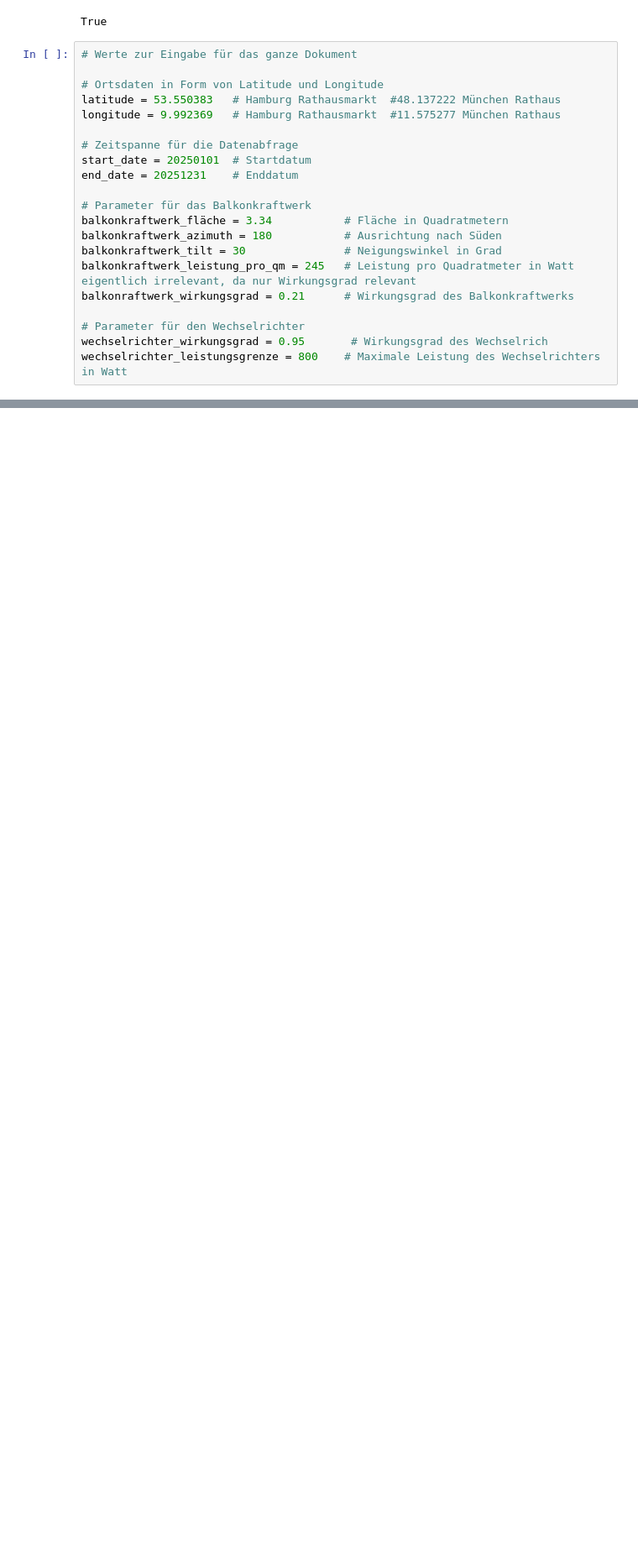
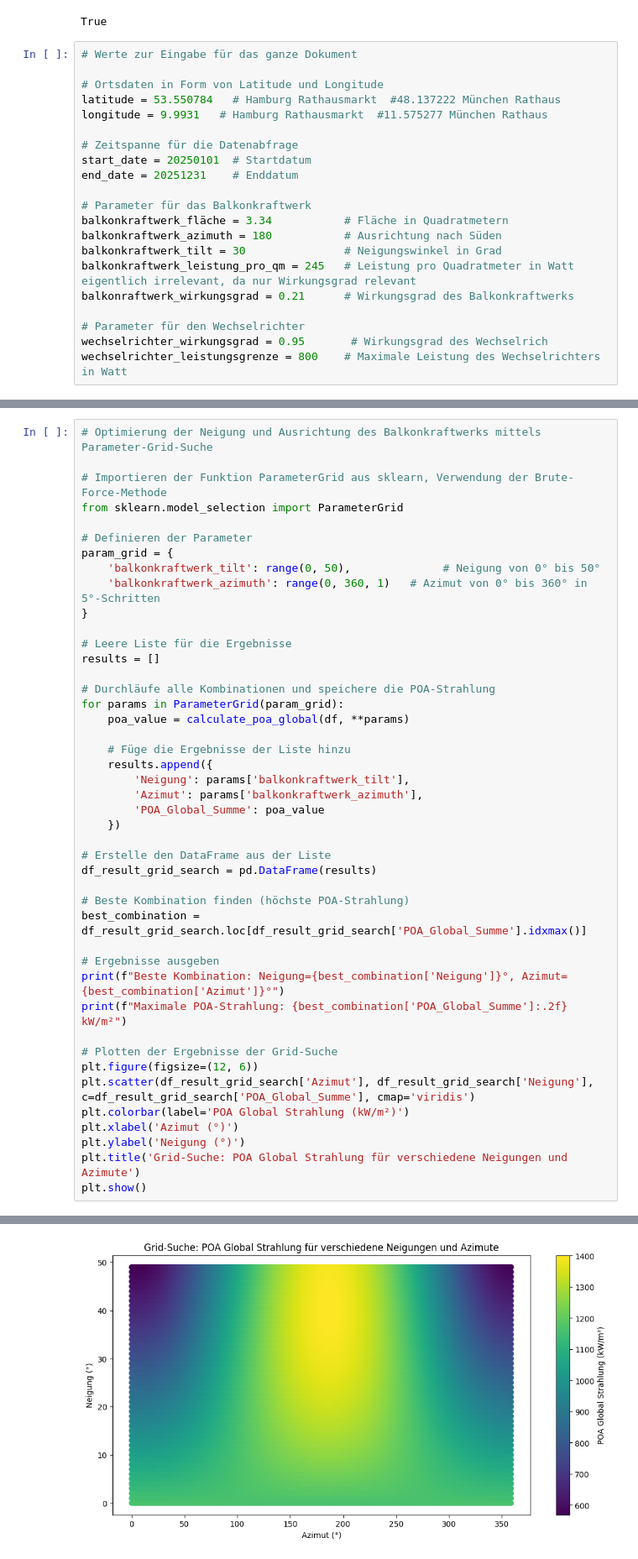
Before and after one commit to tomku44/Stackfuel-DPP, a Jupyter notebook: notebooks/Balkonkraftwerk neuy.ipynb, the cells around one changed output, grey strips where cells are left out. Shown at 84% size. Drawn from its saved outputs; the diff is of its cells as text; blank space fills up the shorter version.

Commit message:
Hinzufügen einer Parameter-Grid Optimierung und einer Bayesian Optimierung

```diff
--- a/notebooks/Balkonkraftwerk neuy.ipynb
+++ b/notebooks/Balkonkraftwerk neuy.ipynb
@@ -14,8 +14,8 @@ True
 # Werte zur Eingabe für das ganze Dokument
 
 # Ortsdaten in Form von Latitude und Longitude
-latitude = 53.550383   # Hamburg Rathausmarkt  #48.137222 München Rathaus
-longitude = 9.992369   # Hamburg Rathausmarkt  #11.575277 München Rathaus
+latitude = 53.550784   # Hamburg Rathausmarkt  #48.137222 München Rathaus
+longitude = 9.9931   # Hamburg Rathausmarkt  #11.575277 München Rathaus
 
 # Zeitspanne für die Datenabfrage
 start_date = 20250101  # Startdatum
@@ -229,0 +253,45 @@ df['solar_yield_Wh'].plot(figsize=(12, 6),
+# %%
+# Optimierung der Neigung und Ausrichtung des Balkonkraftwerks mittels Parameter-Grid-Suche
+
+# Importieren der Funktion ParameterGrid aus sklearn, Verwendung der Brute-Force-Methode
+from sklearn.model_selection import ParameterGrid
+
+# Definieren der Parameter
+param_grid = {
+    'balkonkraftwerk_tilt': range(0, 50),              # Neigung von 0° bis 50°
+    'balkonkraftwerk_azimuth': range(0, 360, 1)   # Azimut von 0° bis 360° in 5°-Schritten
+}
+
+# Leere Liste für die Ergebnisse
+results = []
+
+# Durchläufe alle Kombinationen und speichere die POA-Strahlung
+for params in ParameterGrid(param_grid):
+    poa_value = calculate_poa_global(df, **params)
+
+    # Füge die Ergebnisse der Liste hinzu
+    results.append({
+        'Neigung': params['balkonkraftwerk_tilt'],
+        'Azimut': params['balkonkraftwerk_azimuth'],
+        'POA_Global_Summe': poa_value
+    })
+
+# Erstelle den DataFrame aus der Liste
+df_result_grid_search = pd.DataFrame(results)
+
+# Beste Kombination finden (höchste POA-Strahlung)
+best_combination = df_result_grid_search.loc[df_result_grid_search['POA_Global_Summe'].idxmax()]
+
+# Ergebnisse ausgeben
+print(f"Beste Kombination: Neigung={best_combination['Neigung']}°, Azimut={best_combination['Azimut']}°")
+print(f"Maximale POA-Strahlung: {best_combination['POA_Global_Summe']:.2f} kW/m²")
+
+# Plotten der Ergebnisse der Grid-Suche
+plt.figure(figsize=(12, 6))
+plt.scatter(df_result_grid_search['Azimut'], df_result_grid_search['Neigung'], c=df_result_grid_search['POA_Global_Summe'], cmap='viridis')
+plt.colorbar(label='POA Global Strahlung (kW/m²)')
+plt.xlabel('Azimut (°)')
+plt.ylabel('Neigung (°)')
+plt.title('Grid-Suche: POA Global Strahlung für verschiedene Neigungen und Azimute')
+plt.show()
+# %% [output]
@@ -229,0 +300 @@ df['solar_yield_Wh'].plot(figsize=(12, 6),
+[figure, added]
```
Also changed, not shown: parts of 5 cells of this notebook, 2 other files.
